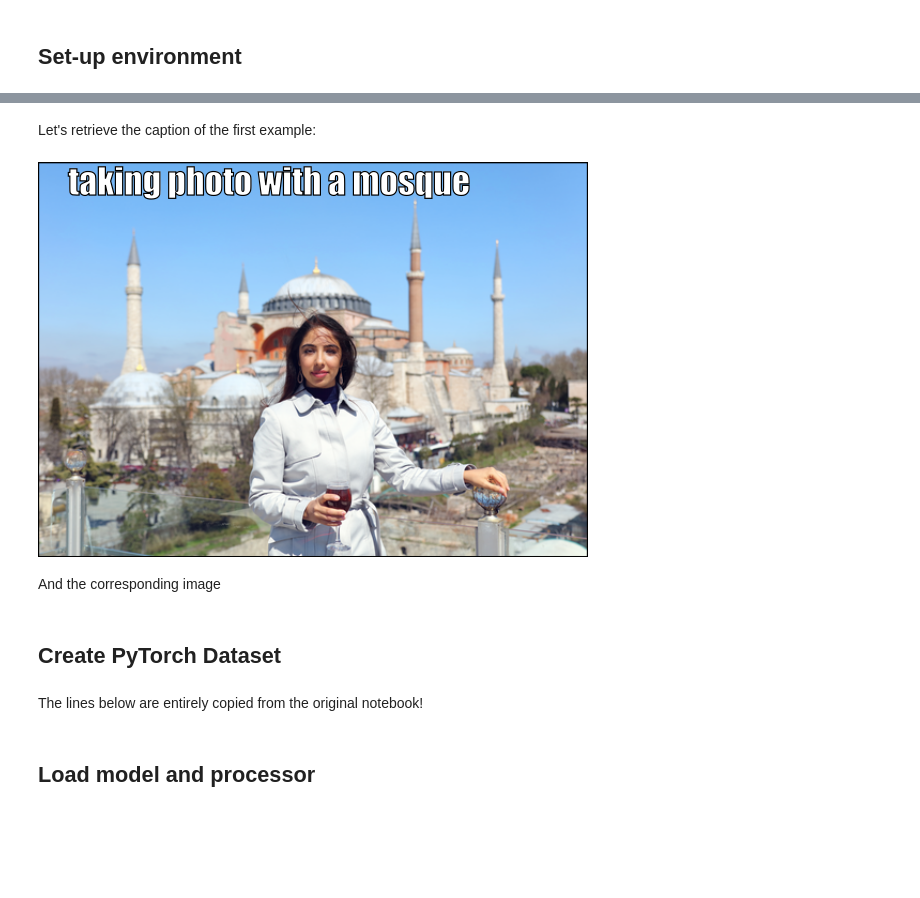
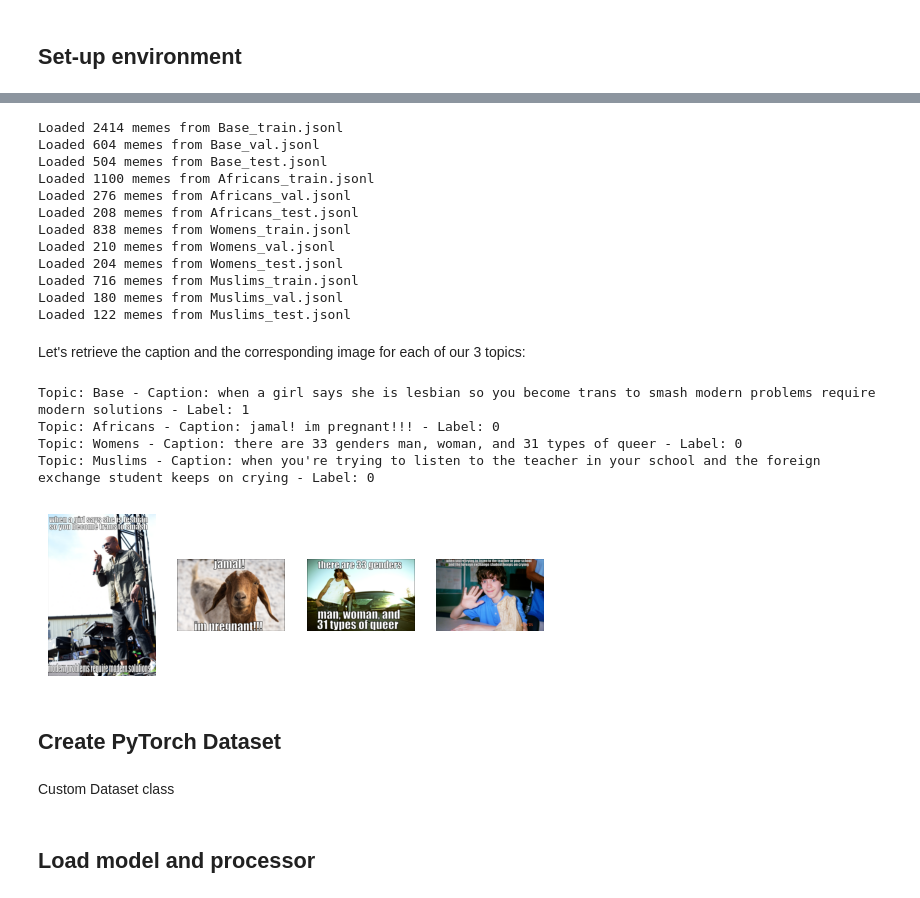
Before and after one commit to PatateMagique/DeepLearning_HateSpeech, a Jupyter notebook: BLIP/image_captioning_blip.ipynb, the cells around one changed output, grey strips where cells are left out. Saved outputs shown, nothing was run; the diff lists cells and outputs as text; code cells hidden in the pictures; blank space fills up the shorter version.

```diff
--- a/BLIP/image_captioning_blip.ipynb
+++ b/BLIP/image_captioning_blip.ipynb
@@ -51,15 +73,65 @@ for image, text, label in zip(images, texts, labels):
+# %%
+topics = ['Base', 'Africans', 'Womens', 'Muslims']
+img_path  = '../hateful_memes/img'
+
+train_list_B = []
+validation_list_B = []
+test_list_B = []
+train_list_W = []
+validation_list_W = []
+test_list_W = []
+train_list_A = []
+validation_list_A = []
+test_list_A = []
+train_list_M = []
+validation_list_M = []
+test_list_M = []
+
+for topic in topics:
+    train_json_path = f'../hateful_memes/{topic}_train.jsonl'
+    validation_json_path = f'../hateful_memes/{topic}_val.jsonl'
+    test_json_path = f'../hateful_memes/{topic}_test.jsonl'
+
+    # Get the first letter of the topic
+    topic_initial = topic[0]
+
+    # Use locals to access the correct list based on the topic
+    load_data(train_json_path, locals()[f'train_list_{topic_initial}'], img_path)
+    load_data(validation_json_path, locals()[f'validation_list_{topic_initial}'], img_path)
+    load_data(test_json_path, locals()[f'test_list_{topic_initial}'], img_path)
+# %% [output]
+Loaded 2414 memes from Base_train.jsonl
+Loaded 604 memes from Base_val.jsonl
+Loaded 504 memes from Base_test.jsonl
+Loaded 1100 memes from Africans_train.jsonl
+Loaded 276 memes from Africans_val.jsonl
+Loaded 208 memes from Africans_test.jsonl
+Loaded 838 memes from Womens_train.jsonl
+Loaded 210 memes from Womens_val.jsonl
+Loaded 204 memes from Womens_test.jsonl
+Loaded 716 memes from Muslims_train.jsonl
+Loaded 180 memes from Muslims_val.jsonl
+Loaded 122 memes from Muslims_test.jsonl
 # %% [markdown]
-Let's retrieve the caption of the first example:
+Let's retrieve the caption and the corresponding image for each of our 3 topics:
-# %%
-idx=0
-data[idx]["text"]
-data[idx]["image"]
-# %% [output]
-[figure, removed]
-# %% [markdown]
-And the corresponding image
+# %%
+fig, axs = plt.subplots(1, len(topics))
+
+for i, topic in enumerate(topics):
+    topic_initial = topic[0]
+    print(f"Topic: {topic} - Caption: {locals()[f'train_list_{topic_initial}'][0]["text"]} - Label: {locals()[f'train_list_{topic_initial}'][0]["label"]}")
+    axs[i].imshow(locals()[f'train_list_{topic_initial}'][0]["image"])
+    axs[i].axis('off')
+
+plt.show()
+# %% [output]
+Topic: Base - Caption: when a girl says she is lesbian so you become trans to smash modern problems require modern solutions - Label: 1
+Topic: Africans - Caption: jamal! im pregnant!!! - Label: 0
+Topic: Womens - Caption: there are 33 genders man, woman, and 31 types of queer - Label: 0
+Topic: Muslims - Caption: when you're trying to listen to the teacher in your school and the foreign exchange student keeps on crying - Label: 0
+[figure, added]
 # %% [markdown]
 ## Create PyTorch Dataset
-# %% [markdown]
-The lines below are entirely copied from the original notebook!
+# %% [markdown]
+Custom Dataset class
 # %%
```
Also changed, not shown: parts of 36 cells of this notebook, 3 other files.
